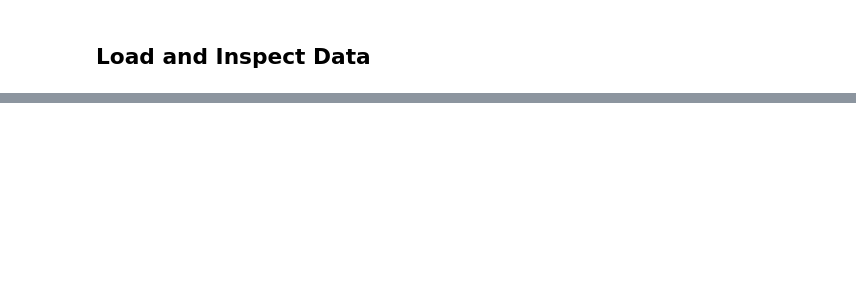
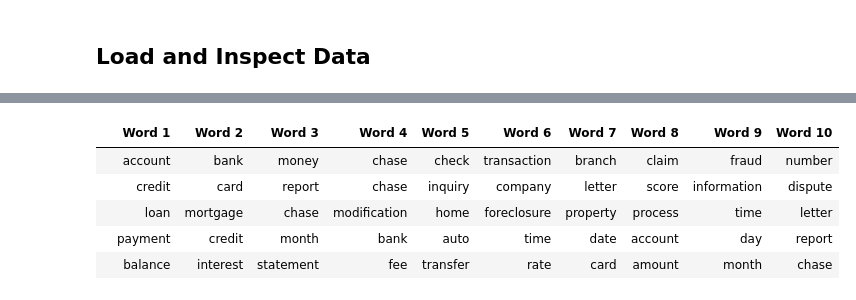
Before and after one commit to chris-caballero/Ticket-Classification-Data, a Jupyter notebook: scripts/data-analysis.ipynb, the cells around one changed output, grey strips where cells are left out. Cells and saved outputs as stored; diff of their text form; code cells hidden in the pictures; blank space fills up the shorter version.

```diff
--- a/scripts/data-analysis.ipynb
+++ b/scripts/data-analysis.ipynb
@@ -82,3 +63,4 @@ complaints_df.head()
 # %%
-complaints_df['complaint'] = complaints_df['complaint'].apply(clean)
+complaints_df.loc[:, 'complaint'] = complaints_df['complaint'].apply(clean)
+complaints_df.head()
 # %% [output]
@@ -99,2 +75,3 @@ complaints_df.head()
 # %%
-text = complaints_df['complaint'].apply(noun_extraction)
+complaints_df.loc[:, 'clean_text'] = complaints_df['complaint'].apply(noun_extraction)
+complaints_df.head()
@@ -120,10 +103,18 @@ topic_map = {
 # %%
 topic_term_matrix = pipe['nmf'].components_
 words = pipe['count'].get_feature_names_out()
 
-topics = [['']*5 for _ in range(5)]
+topics = [['']*10 for _ in range(5)]
 for i in range(5):
-    index = topic_term_matrix[i].argsort()[::-1][:5]
+    index = topic_term_matrix[i].argsort()[::-1][:10]
     topics[i] = words[index]
 
-topic_words = pd.DataFrame(topics, index=[f'Word {i}' for i in range(1, 6)], columns=[topic_map[i] for i in range(5)])
+topic_words = pd.DataFrame(topics, index=[''  for i in range(5)], columns=[f'Word {i+1}' for i in range(10)])
+topic_words
+# %% [output]
+|  | Word 1 | Word 2 | Word 3 | Word 4 | Word 5 | Word 6 | Word 7 | Word 8 | Word 9 | Word 10 |
+|  | account | bank | money | chase | check | transaction | branch | claim | fraud | number |
+|  | credit | card | report | chase | inquiry | company | letter | score | information | dispute |
+|  | loan | mortgage | chase | modification | home | foreclosure | property | process | time | letter |
+|  | payment | credit | month | bank | auto | time | date | account | day | report |
+|  | balance | interest | statement | fee | transfer | rate | card | amount | month | chase |
```
Also changed, not shown: parts of 39 cells of this notebook.
